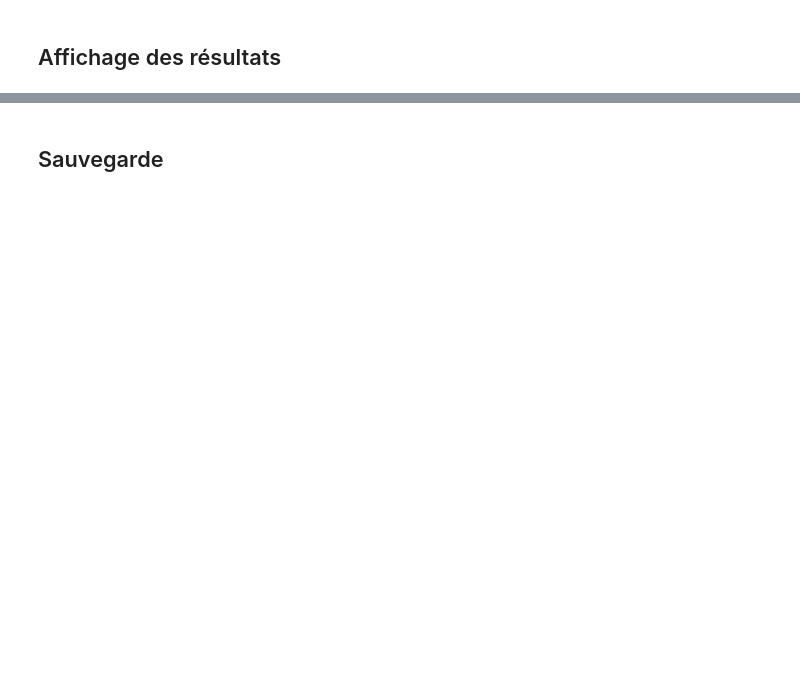
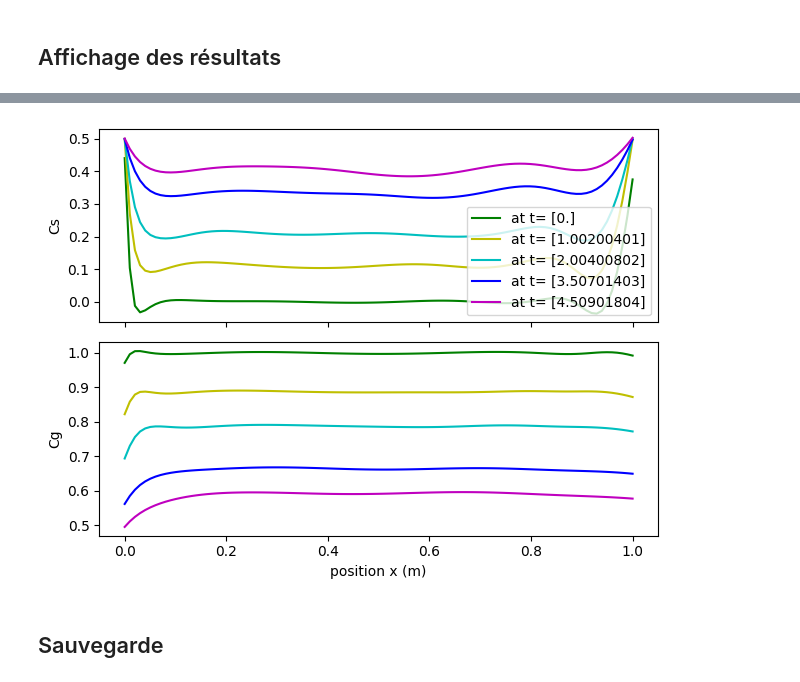
Before and after one commit to Vince4513/Projet_ing-nieur, a Jupyter notebook: Adsorption.ipynb, the cells around one changed output, grey strips where cells are left out. Drawn from its saved outputs; the diff is of its cells as text; code cells hidden in the pictures; blank space fills up the shorter version.

```diff
--- a/Adsorption.ipynb
+++ b/Adsorption.ipynb
@@ -118,7 +110,7 @@ def cg_func(x):
 # %%
 # Pas de calcul (0.1) ?
 geom = dde.geometry.Interval(0, L)
-timedomain = dde.geometry.TimeDomain(0, 0.99)
+timedomain = dde.geometry.TimeDomain(0, 4.99)
 geomtime = dde.geometry.GeometryXTime(geom, timedomain)
 # %% [markdown]
 ## Initial Condition & Boundary Condition
@@ -130,8 +122,8 @@ ic_cg = dde.icbc.IC(geomtime, lambda cg: 1, lambda _, on_initial: on_initial, co
 # %% [markdown]
 ### BC
 # %%
-bc_cs = dde.icbc.DirichletBC(geomtime, cs_func, lambda _, on_boundary: on_boundary, component=0)
-bc_cg = dde.icbc.DirichletBC(geomtime, cg_func, lambda _, on_boundary: on_boundary, component=1)
+bc_cs = dde.icbc.DirichletBC(geomtime, cs_func, lambda _, on_boundary: on_boundary)
+bc_cg = dde.icbc.DirichletBC(geomtime, cg_func, lambda _, on_boundary: on_boundary)
 # %% [markdown]
 ## Combinaison de tous les paramètres définis
 # %%
@@ -146,7 +138,7 @@ data = dde.data.TimePDE(
 # %% [markdown]
 ## Construction réseaux de neurones
 # %%
-layer_size = [2] + [50] * 4 + [1]
+layer_size = [2] + [50] * 4 + [2]
 activation = "tanh"
 initializer = "Glorot normal"
 
@@ -157,7 +149,7 @@ net = dde.nn.FNN(layer_size, activation, initializer)
 model = dde.Model(data, net)
 
 model.compile("adam", lr=1e-3)
-losshistory, train_state = model.train(iterations=15000)
+losshistory, train_state = model.train(iterations=10000)
 model.compile("L-BFGS")
 losshistory, train_state = model.train()
 # %% [output]
@@ -166,36 +176,60 @@ ValueError: ignored
 # %% [markdown]
 ## Affichage des résultats
 # %%
-x = np.linspace(0, L, num = L*100)
+x = np.linspace(0, int(L), num = int(L) * 100)
 x = np.reshape(x, (-1, 1))
-t = np.linspace(0, 1, num = 100)
+t = np.linspace(0, 5, num = 500)
 t = np.reshape(t, (-1, 1))
 
 color = ['g', 'y', 'c', 'b', 'm', 'r', 'k']
 line = ['-', '--', '-.']
 line_idx = 0
 
-T = [0, 24, 50, 90]
+T = [0, 100, 200, 350, 450]
 
-plt.figure(figsize=(20,12))
-color_idx = 0
-for idx_time in T:
-  x_t = [[0,0]]
-  x_t = np.append(x_t, np.insert(x, 1, t[idx_time][0], axis=1), axis=0)
-  x_t = x_t[1:]
-
-  plt.plot(
-      x_t[:,0],
-      model.predict(x_t).flatten(),
-      color[color_idx % 7],
-      linestyle = line[line_idx],
-      label = "at t= " + str(t[idx_time])
-  )
-  color_idx +=1
-line_idx +=1
-
+plt.figure(figsize=(20, 12))
 color_idx = 0
 
-plt.ylabel("u (m/s)")
-plt.xlabel('position x (m)')
-plt.legend()
+# Create two subplots (two axes) within the same figure
+fig, (ax1, ax2) = plt.subplots(2, 1, sharex=True)  # Two subplots stacked vertically
+
+for idx_time in T:
+    x_t = [[0, 0]]
+    x_t = np.append(x_t, np.insert(x, 1, t[idx_time][0], axis=1), axis=0)
+    x_t = x_t[1:]
+
+    # Predict both sets of data
+    y_pred = model.predict(x_t)
+
+    ax1.plot(
+        x_t[:, 0],
+        y_pred[:, 0],  # First output
+        color=color[color_idx % 7],
+        linestyle=line[line_idx],
+        label="at t= " + str(t[idx_time])
+    )
+
+    ax2.plot(
+        x_t[:, 0],
+        y_pred[:, 1],  # Second output
+        color=color[color_idx % 7],
+        linestyle=line[line_idx],
+        label="at t= " + str(t[idx_time])
+    )
+
+    color_idx += 1
+
+# Set labels for both axes
+ax1.set_ylabel("Cs")
+ax2.set_ylabel("Cg")
+ax2.set_xlabel("position x (m)")
+
+# Add a legend
+ax1.legend()
+
+# Adjust layout
+plt.tight_layout()
+
+# Show the plot
+plt.show()
+# %% [output]
@@ -202,3 +237,4 @@ plt.legend()
+[figure, added]
 # %% [markdown]
 ## Sauvegarde
 # %%
```
Also changed, not shown: parts of 9 cells of this notebook.
